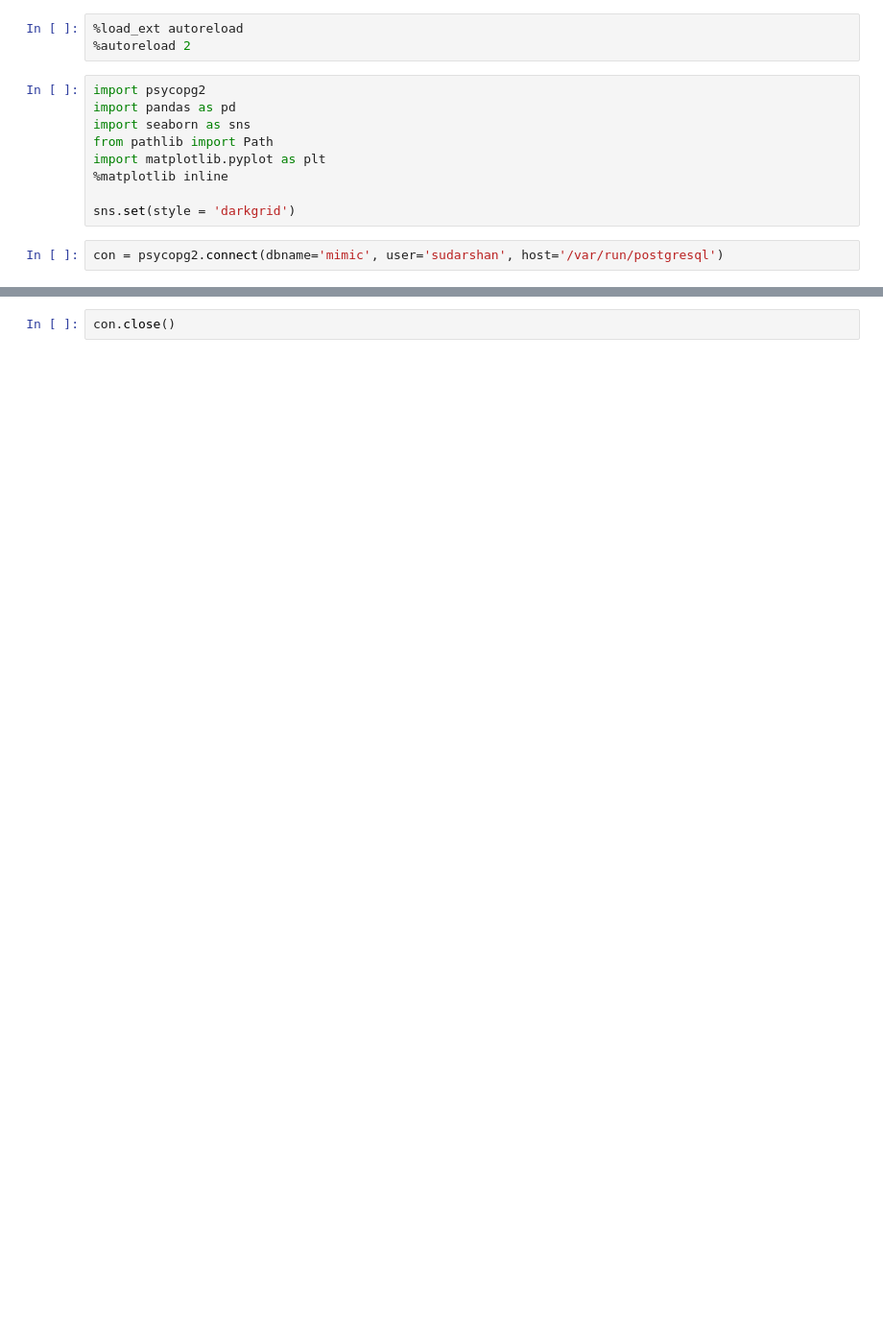
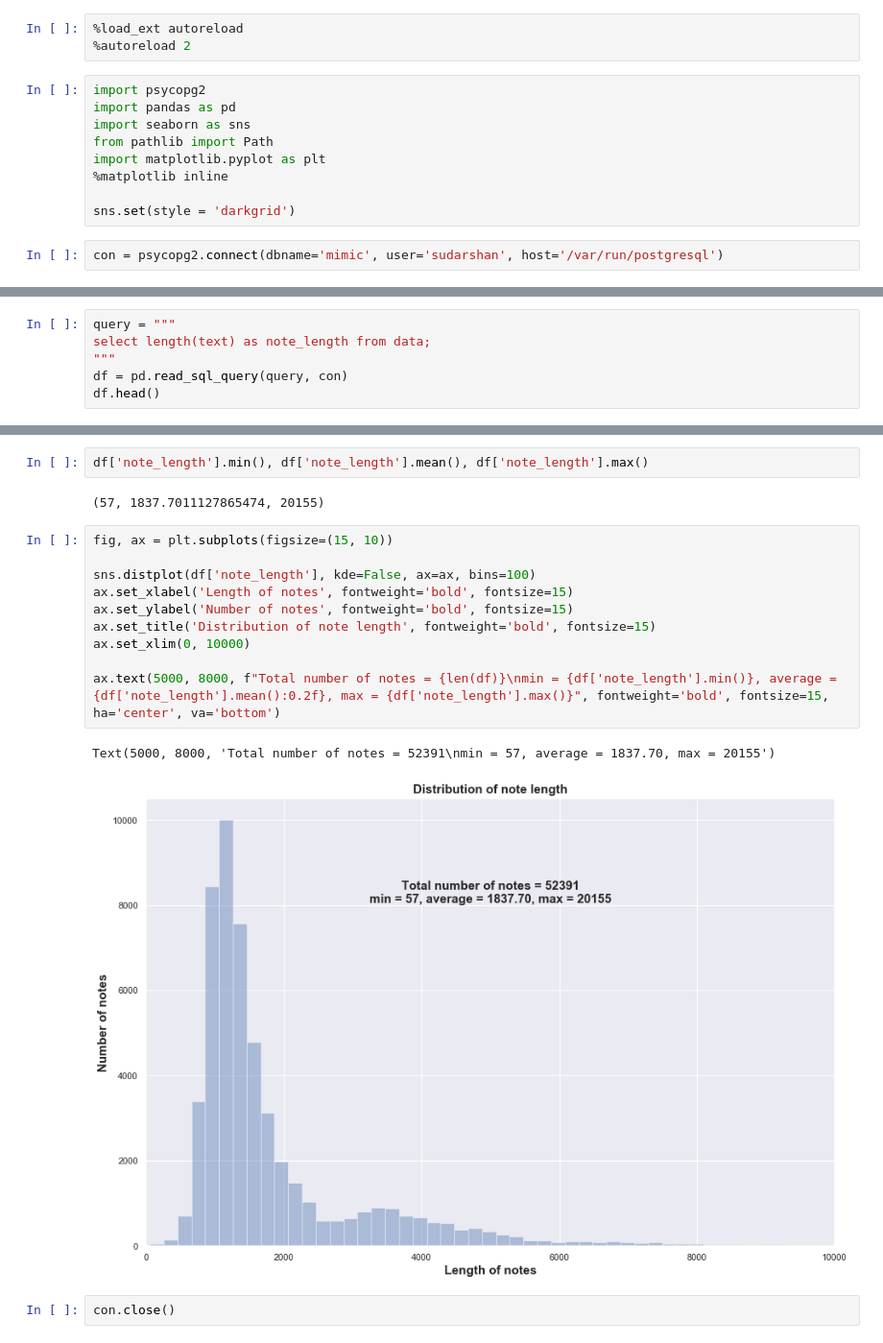
Before and after one commit to sudarshan85/mimic_extraction, a Jupyter notebook: data_stats.ipynb, the cells around one changed output, grey strips where cells are left out. Shown: that part at 96% size. Cells and saved outputs as stored; diff of their text form; blank space fills up the shorter version.

```diff
--- a/data_stats.ipynb
+++ b/data_stats.ipynb
@@ -88,0 +137,6 @@ for index, row in df.iterrows():
+# %%
+query = """
+select length(text) as note_length from data;
+"""
+df = pd.read_sql_query(query, con)
+df.head()
@@ -89,2 +150,19 @@ for index, row in df.iterrows():
+# %%
+df['note_length'].min(), df['note_length'].mean(), df['note_length'].max()
+# %% [output]
+(57, 1837.7011127865474, 20155)
+# %%
+fig, ax = plt.subplots(figsize=(15, 10))
+
+sns.distplot(df['note_length'], kde=False, ax=ax, bins=100)
+ax.set_xlabel('Length of notes', fontweight='bold', fontsize=15)
+ax.set_ylabel('Number of notes', fontweight='bold', fontsize=15)
+ax.set_title('Distribution of note length', fontweight='bold', fontsize=15)
+ax.set_xlim(0, 10000)
+
+ax.text(5000, 8000, f"Total number of notes = {len(df)}\nmin = {df['note_length'].min()}, average = {df['note_length'].mean():0.2f}, max = {df['note_length'].max()}", fontweight='bold', fontsize=15, ha='center', va='bottom')
+# %% [output]
+Text(5000, 8000, 'Total number of notes = 52391\nmin = 57, average = 1837.70, max = 20155')
+[figure, added]
 # %%
 con.close()
```
Also changed, not shown: parts of 11 cells of this notebook.
